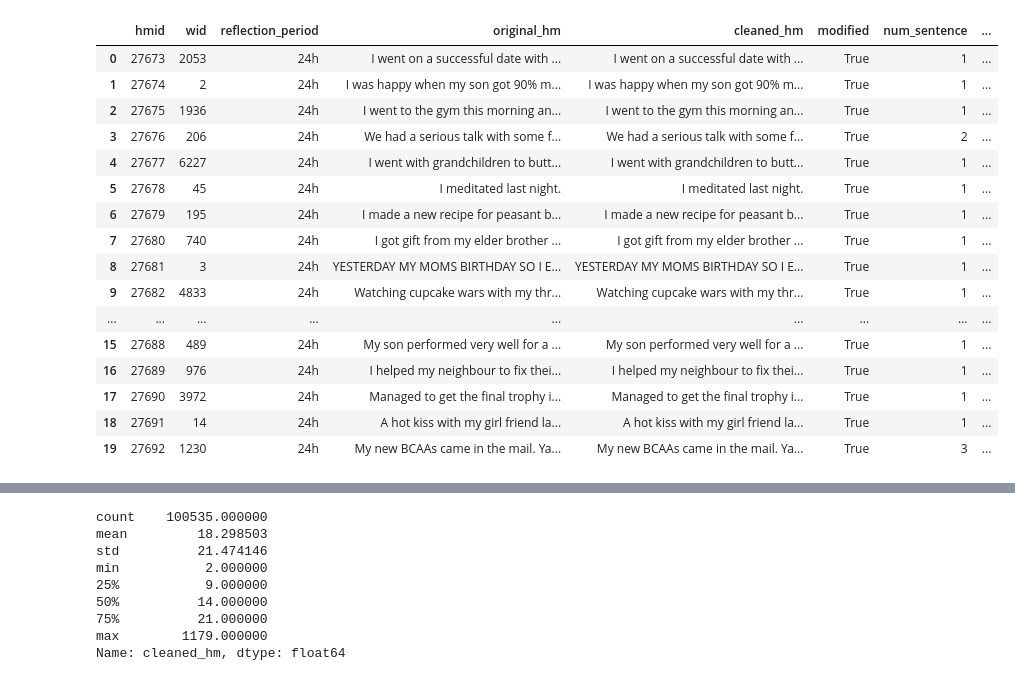
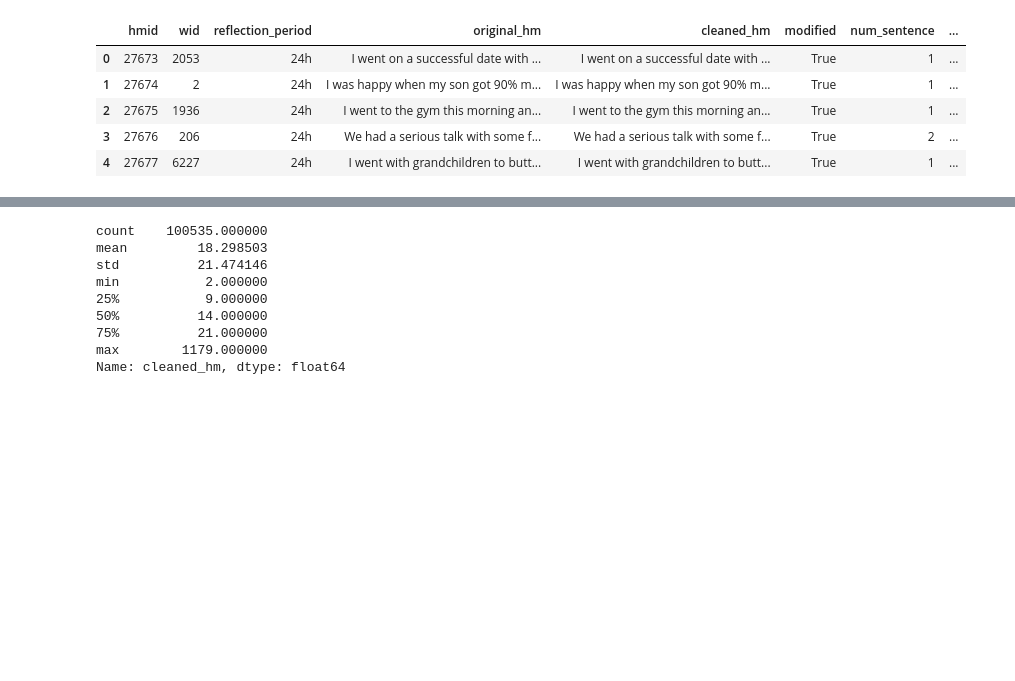
Before and after one commit to luminous66/CMPE256Project, a Jupyter notebook: happyDB.ipynb, the cells around one changed output, grey strips where cells are left out. Drawn from its saved outputs; the diff is of its cells as text; code cells hidden in the pictures; blank space fills up the shorter version.

```diff
--- a/happyDB.ipynb
+++ b/happyDB.ipynb
@@ -12,24 +12,13 @@ from wordcloud import WordCloud, ImageColorGenerator
 # %%
 train = pd.read_csv('cleaned_hm.csv')
 # %%
-train[:20]
+train.head()
 # %% [output]
 |  | hmid | wid | reflection_period | original_hm | cleaned_hm | modified | num_sentence | ... |
 | 0 | 27673 | 2053 | 24h | I went on a successful date with ... | I went on a successful date with ... | True | 1 | ... |
 | 1 | 27674 | 2 | 24h | I was happy when my son got 90% m... | I was happy when my son got 90% m... | True | 1 | ... |
 | 2 | 27675 | 1936 | 24h | I went to the gym this morning an... | I went to the gym this morning an... | True | 1 | ... |
 | 3 | 27676 | 206 | 24h | We had a serious talk with some f... | We had a serious talk with some f... | True | 2 | ... |
 | 4 | 27677 | 6227 | 24h | I went with grandchildren to butt... | I went with grandchildren to butt... | True | 1 | ... |
-| 5 | 27678 | 45 | 24h | I meditated last night. | I meditated last night. | True | 1 | ... |
-| 6 | 27679 | 195 | 24h | I made a new recipe for peasant b... | I made a new recipe for peasant b... | True | 1 | ... |
-| 7 | 27680 | 740 | 24h | I got gift from my elder brother ... | I got gift from my elder brother ... | True | 1 | ... |
-| 8 | 27681 | 3 | 24h | YESTERDAY MY MOMS BIRTHDAY SO I E... | YESTERDAY MY MOMS BIRTHDAY SO I E... | True | 1 | ... |
-| 9 | 27682 | 4833 | 24h | Watching cupcake wars with my thr... | Watching cupcake wars with my thr... | True | 1 | ... |
-| ... | ... | ... | ... | ... | ... | ... | ... | ... |
-| 15 | 27688 | 489 | 24h | My son performed very well for a ... | My son performed very well for a ... | True | 1 | ... |
-| 16 | 27689 | 976 | 24h | I helped my neighbour to fix thei... | I helped my neighbour to fix thei... | True | 1 | ... |
-| 17 | 27690 | 3972 | 24h | Managed to get the final trophy i... | Managed to get the final trophy i... | True | 1 | ... |
-| 18 | 27691 | 14 | 24h | A hot kiss with my girl friend la... | A hot kiss with my girl friend la... | True | 1 | ... |
-| 19 | 27692 | 1230 | 24h | My new BCAAs came in the mail. Ya... | My new BCAAs came in the mail. Ya... | True | 3 | ... |
 # %%
 demo = pd.read_csv('demographic.csv')
```
Also changed, not shown: parts of 45 cells of this notebook.
